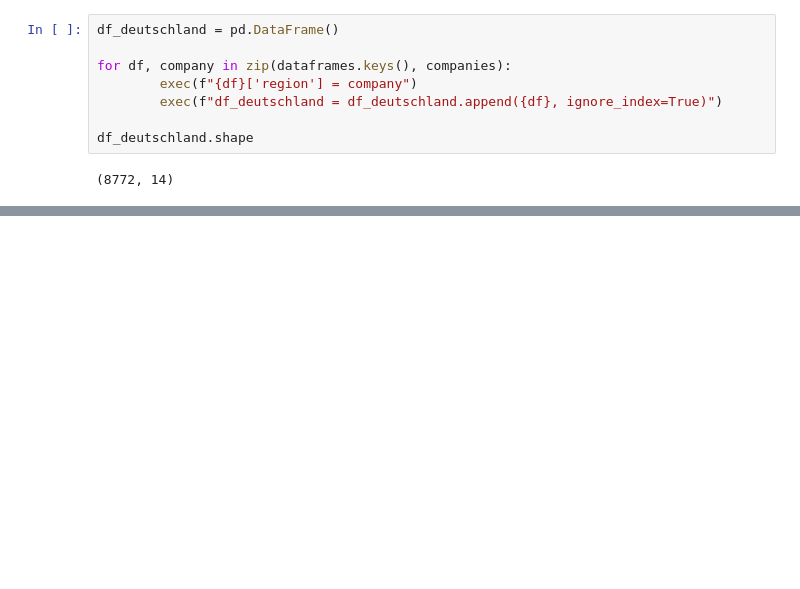
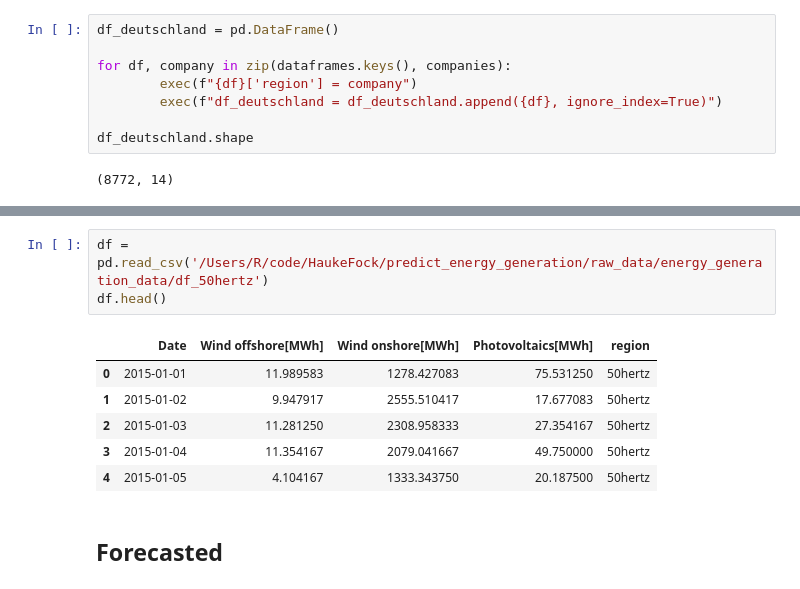
Before and after one commit to HaukeFock/predict_energy_generation, a Jupyter notebook: notebooks/rodrigo_gathering_data.ipynb, the cells around one changed output, grey strips where cells are left out. Cells and saved outputs as stored; diff of their text form; blank space fills up the shorter version.

```diff
--- a/notebooks/rodrigo_gathering_data.ipynb
+++ b/notebooks/rodrigo_gathering_data.ipynb
@@ -148,0 +335,12 @@ df_deutschland.head()
+# %%
+df = pd.read_csv('/Users/R/code/HaukeFock/predict_energy_generation/raw_data/energy_generation_data/df_50hertz')
+df.head()
+# %% [output]
+|  | Date | Wind offshore[MWh] | Wind onshore[MWh] | Photovoltaics[MWh] | region |
+| 0 | 2015-01-01 | 11.989583 | 1278.427083 | 75.531250 | 50hertz |
+| 1 | 2015-01-02 | 9.947917 | 2555.510417 | 17.677083 | 50hertz |
+| 2 | 2015-01-03 | 11.281250 | 2308.958333 | 27.354167 | 50hertz |
+| 3 | 2015-01-04 | 11.354167 | 2079.041667 | 49.750000 | 50hertz |
+| 4 | 2015-01-05 | 4.104167 | 1333.343750 | 20.187500 | 50hertz |
+# %% [markdown]
+## Forecasted
```
Also changed, not shown: parts of 38 cells of this notebook.
